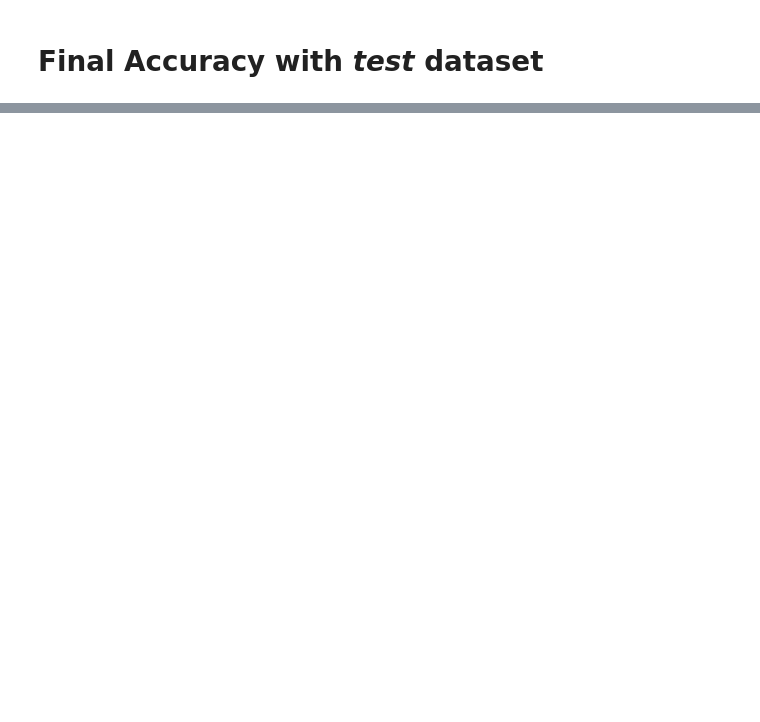
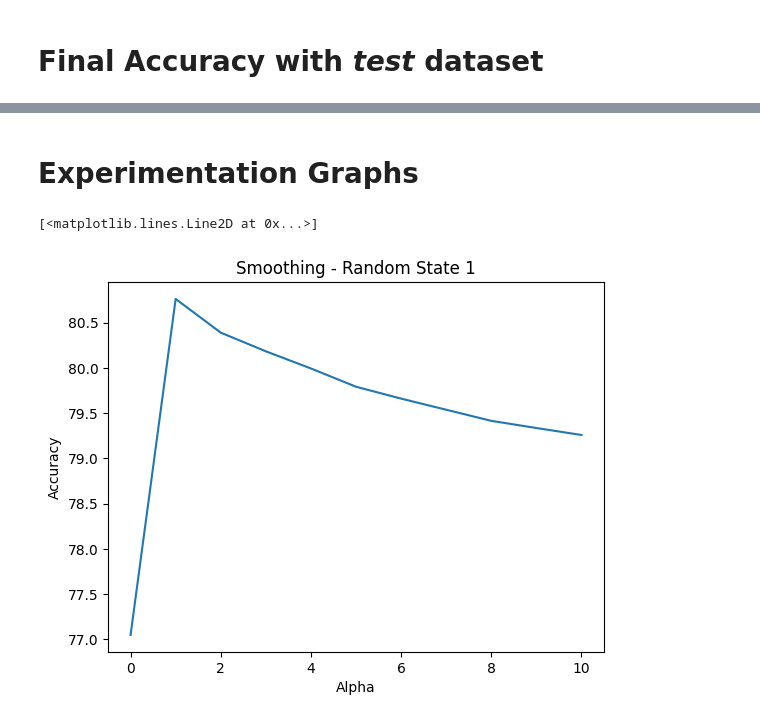
Before and after one commit to hayden-huynh/Rotten-Tomatoes-Review-Classifier, a Jupyter notebook: RT_Reviews_NaiveBayes_Classifier.ipynb, the cells around one changed output, grey strips where cells are left out. Saved outputs shown, nothing was run; the diff lists cells and outputs as text; code cells hidden in the pictures; blank space fills up the shorter version.

```diff
--- a/RT_Reviews_NaiveBayes_Classifier.ipynb
+++ b/RT_Reviews_NaiveBayes_Classifier.ipynb
@@ -374,0 +382,18 @@ Successfully classified 38561/48000 (80.3354%) correctly
+# %% [markdown]
+# Experimentation Graphs
+# %%
+import matplotlib.pyplot as plt
+
+smoothing_1 = pd.read_csv("/content/dev_smoothing_1.csv")
+smoothing_2 = pd.read_csv("/content/dev_smoothing_2.csv")
+smoothing_3 = pd.read_csv("/content/dev_smoothing_3.csv")
+smoothing_log = pd.read_csv("/content/dev_smoothing_log.csv")
+# %%
+plt.figure()
+plt.title('Smoothing - Random State 1')
+plt.xlabel("Alpha")
+plt.ylabel("Accuracy")
+plt.plot(smoothing_1['alpha'], smoothing_1['accuracy'])
+# %% [output]
+[<matplotlib.lines.Line2D at 0x...>]
+[figure, added]
```
Also changed, not shown: parts of 16 cells of this notebook.
